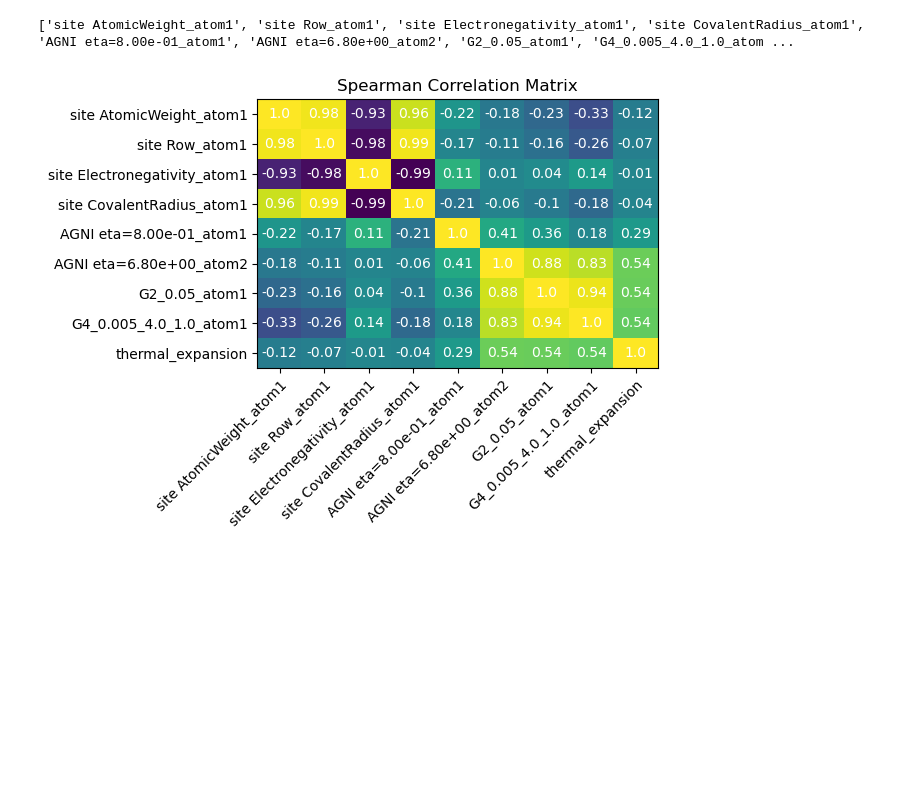
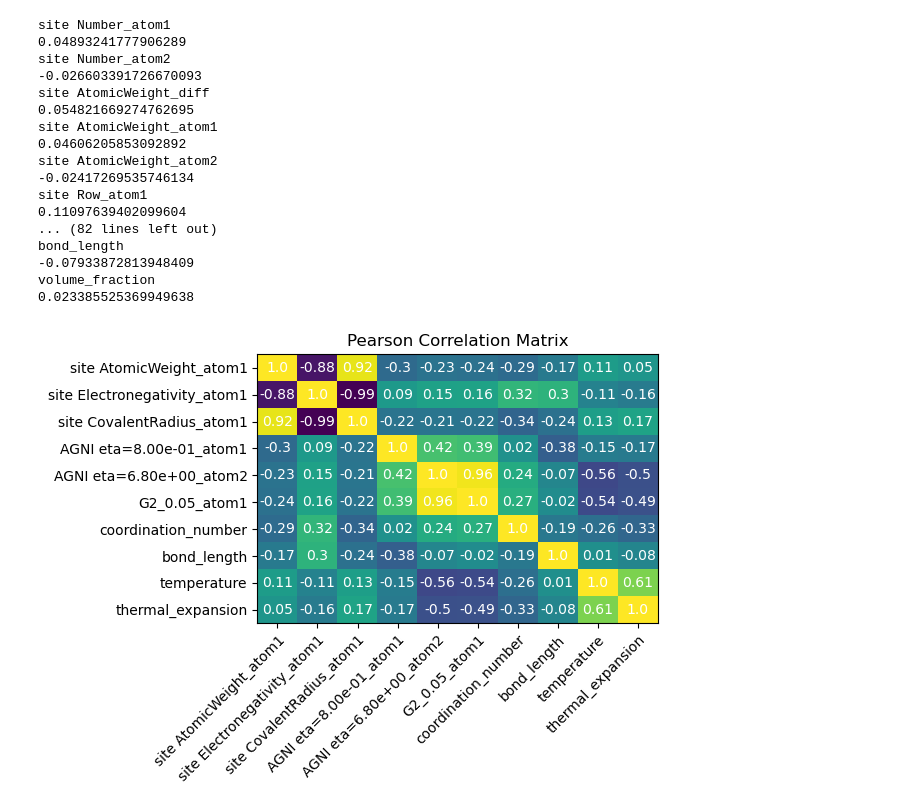
Before and after one commit to adampotter0105/TEC_ML, a Jupyter notebook: feature_selection.ipynb, the cells around one changed output. Drawn from its saved outputs; the diff is of its cells as text; code cells hidden in the pictures; blank space fills up the shorter version.

```diff
--- a/feature_selection.ipynb
+++ b/feature_selection.ipynb
@@ -4,35 +4,40 @@ import matplotlib.pyplot as plt
 import pandas as pd
 import scipy.stats
 # %%
-labels_df = pd.read_csv("labels/labels.csv")
-labels_df = labels_df.set_index("structure_name")
-features_df = pd.read_csv("features/features_full.csv")
+labels_df = pd.read_csv("labels/volume_cubic_labels.csv.csv")
+labels_df = labels_df.set_index("phase_id")
+features_df = pd.read_csv("features/volume_cubic_features.csv")
 
 # Choose Features
-feature_labels = ["site AtomicWeight_atom1", "site Row_atom1",  "site Electronegativity_atom1", "site CovalentRadius_atom1", "AGNI eta=8.00e-01_atom1", "AGNI eta=6.80e+00_atom2", "G2_0.05_atom1", "G4_0.005_4.0_1.0_atom1"]  # Select Features
-#feature_labels = features_df.columns[7:].to_list()  # ALL FEATURES
+# Select Features
+feature_labels = ["site AtomicWeight_atom1",  "site Electronegativity_atom1", "site CovalentRadius_atom1", "AGNI eta=8.00e-01_atom1", "AGNI eta=6.80e+00_atom2", "G2_0.05_atom1", "coordination_number", "bond_length", "temperature"]
+feature_labels_all = features_df.columns[3:].to_list()  # ALL FEATURES
+
+# Copy over labels to each bond (just for correlation)
+n = len(features_df)
+y = np.zeros((n, 1))
+temps = np.zeros((n, 1))
+for i in range(n):
+    structure = features_df.iloc[i,0].split("_super")[0]
+    y[i] = labels_df.loc[structure, "thermal_expansion"]
+    temps[i] = labels_df.loc[structure, "temperature"]
+features_df["temperature"] = temps
 
 # Retrieve chosen features
+n = len(features_df)
 X = features_df[feature_labels].to_numpy()
-X_structures = features_df["structure_name_atom1"].to_list()
-print(feature_labels)
+X_all = features_df[feature_labels_all].to_numpy()
+X_structures = features_df["structure_name"].to_list()
 
-# Copy over labels to each bond (just for correlation)
-y = np.zeros((len(X), 1))
-for i in range(len(X)):
-    structure = features_df.iloc[i,0].split("_super")[0]
-    y[i] = labels_df.loc[structure, "thermal_expansion"]
+## List correlation with TEC for all features
+for i in range(len(feature_labels_all)):
+    print(feature_labels_all[i])
+    print(np.corrcoef(np.transpose(np.append(X_all[:,i:i+1], y, 1)))[0][1])
 
-## Generate Heat Map for Correlation Matrix
-"""
-# Just to check its all working
-for i in range(len(feature_labels)):
-    print(feature_labels[i])
-    print(np.corrcoef(np.transpose(np.append(X[:,i:i+1], y, 1)))[0][1])
-"""
+## Generate Heat Map for Correlation Matrix ##
 
+# Pearson for Selected Labels
 pearson = np.corrcoef(np.transpose(np.append(X, y, 1)))
-
 fig, ax = plt.subplots()
 im = ax.imshow(pearson, aspect='auto')
 feature_labels.append("thermal_expansion")
@@ -41,35 +46,50 @@ ax.set_xticks(np.arange(len(feature_labels)), labels=feature_labels)
 ax.set_yticks(np.arange(len(feature_labels)), labels=feature_labels)
 plt.setp(ax.get_xticklabels(), rotation=45, ha="right", rotation_mode="anchor")
 # Loop over data dimensions and create text annotations.
 for i in range(len(feature_labels)):
     for j in range(len(feature_labels)):
         text = ax.text(j, i, np.round(100*pearson[i, j])/100,
                        ha="center", va="center", color="w")
-
 ax.set_title("Pearson Correlation Matrix")
 fig.tight_layout()
 plt.savefig("figs/"+"pearson.png")
 plt.show()
 
 
-
+# Spearman for Selected Labels
 spearman = scipy.stats.spearmanr(np.append(X, y, 1)).statistic
 fig, ax = plt.subplots()
 im = ax.imshow(spearman, aspect='auto')
 # Show all ticks and label them with the respective list entries
 ax.set_xticks(np.arange(len(feature_labels)), labels=feature_labels)
 ax.set_yticks(np.arange(len(feature_labels)), labels=feature_labels)
 plt.setp(ax.get_xticklabels(), rotation=45, ha="right", rotation_mode="anchor")
 # Loop over data dimensions and create text annotations.
 for i in range(len(feature_labels)):
     for j in range(len(feature_labels)):
-        text = ax.text(j, i, np.round(100*pearson[i, j])/100,
+        text = ax.text(j, i, np.round(100*spearman[i, j])/100,
                        ha="center", va="center", color="w")
 
 ax.set_title("Spearman Correlation Matrix")
 fig.tight_layout()
 plt.savefig("figs/"+"spearman.png")
 plt.show()
 # %% [output]
-['site AtomicWeight_atom1', 'site Row_atom1', 'site Electronegativity_atom1', 'site CovalentRadius_atom1', 'AGNI eta=8.00e-01_atom1', 'AGNI eta=6.80e+00_atom2', 'G2_0.05_atom1', 'G4_0.005_4.0_1.0_atom ...
+site Number_atom1
+0.04893241777906289
+site Number_atom2
+-0.026603391726670093
+site AtomicWeight_diff
+0.054821669274762695
+site AtomicWeight_atom1
+0.04606205853092892
+site AtomicWeight_atom2
+-0.02417269535746134
+site Row_atom1
+0.11097639402099604
+... (82 lines left out)
+bond_length
+-0.07933872813948409
+volume_fraction
+0.023385525369949638
-[figure, old version]
+[figure, new version]
```
Also changed, not shown: parts of 1 cell of this notebook, 12 other files.
